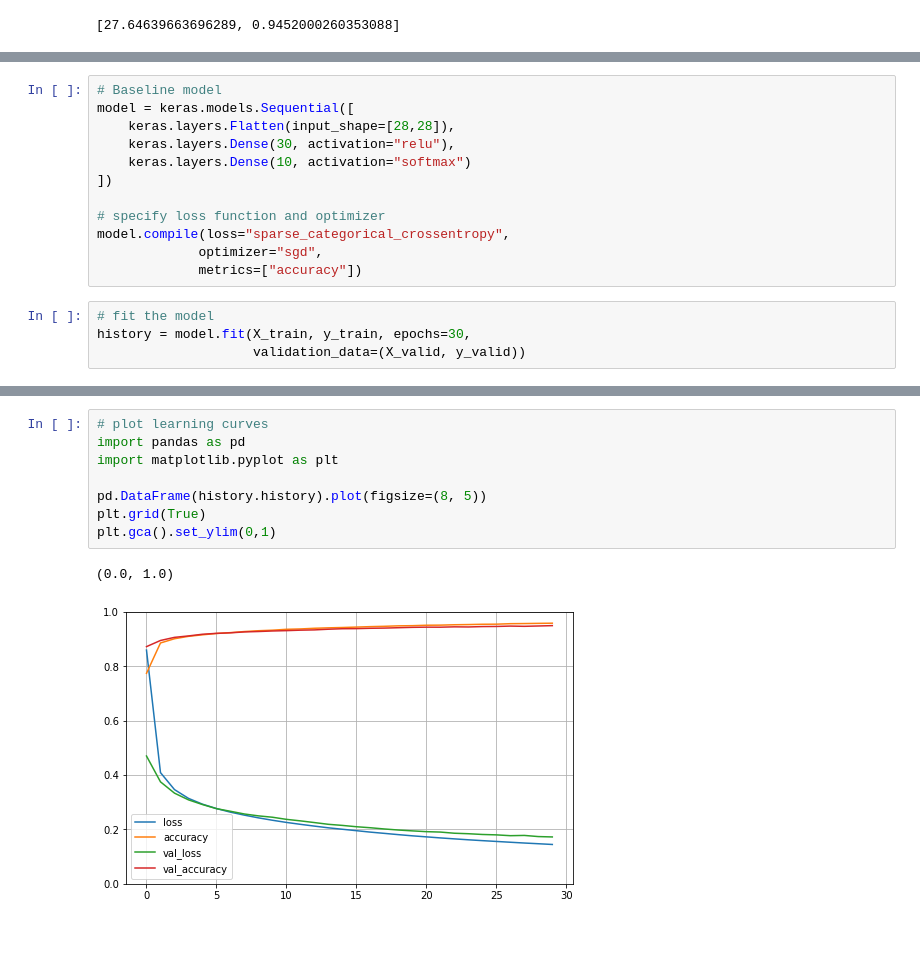
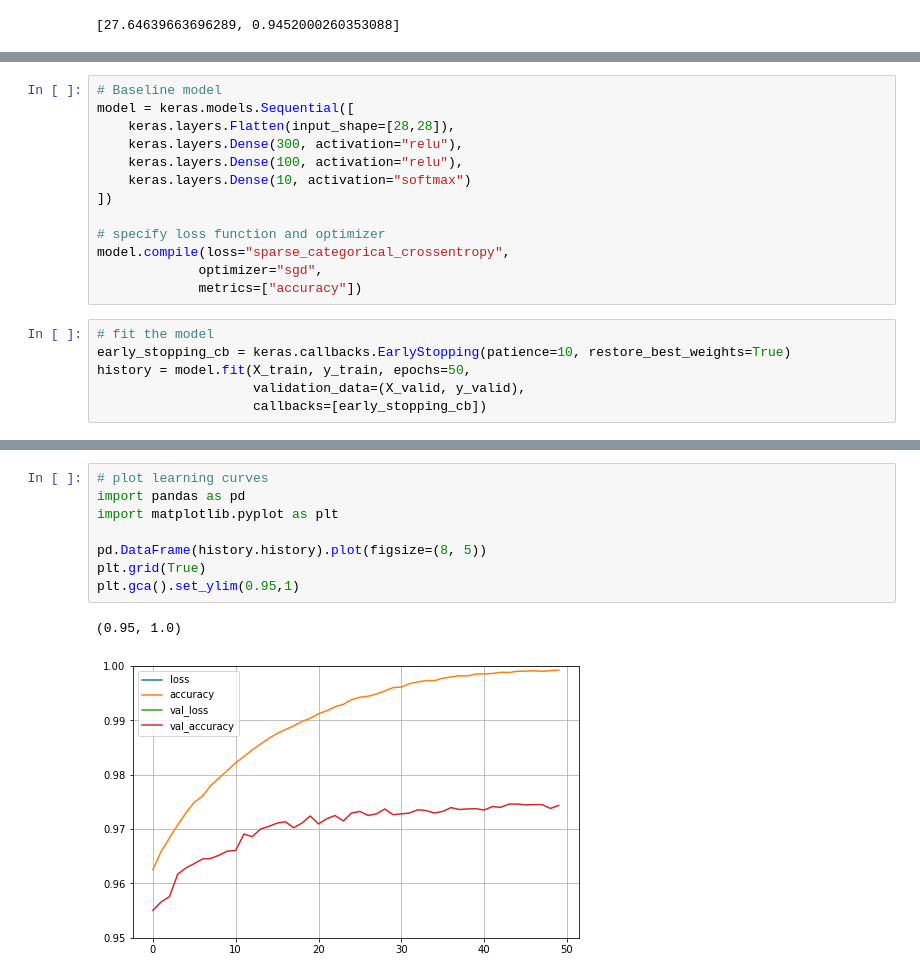
Before and after one commit to JonasSchroeder/handsonmachinelearning, a Jupyter notebook: Intro to Artificial Neural Networks (ANNs).ipynb, the cells around one changed output, grey strips where cells are left out. Drawn from its saved outputs; the diff is of its cells as text; blank space fills up the shorter version.

```diff
--- a/Intro to Artificial Neural Networks (ANNs).ipynb
+++ b/Intro to Artificial Neural Networks (ANNs).ipynb
@@ -806,7 +806,8 @@ model.evaluate(X_test, y_test)
 # Baseline model
 model = keras.models.Sequential([
     keras.layers.Flatten(input_shape=[28,28]),
-    keras.layers.Dense(30, activation="relu"),
+    keras.layers.Dense(300, activation="relu"),
+    keras.layers.Dense(100, activation="relu"),
     keras.layers.Dense(10, activation="softmax")
 ])
 
@@ -816,6 +817,8 @@ model.compile(loss="sparse_categorical_crossentropy",
              metrics=["accuracy"])
 # %%
 # fit the model
-history = model.fit(X_train, y_train, epochs=30,
-                    validation_data=(X_valid, y_valid))
+early_stopping_cb = keras.callbacks.EarlyStopping(patience=10, restore_best_weights=True)
+history = model.fit(X_train, y_train, epochs=50,
+                    validation_data=(X_valid, y_valid),
+                    callbacks=[early_stopping_cb])
 # %% [output]
@@ -839,14 +842,14 @@ Epoch 30/30
 # %%
 # plot learning curves
 import pandas as pd
 import matplotlib.pyplot as plt
 
 pd.DataFrame(history.history).plot(figsize=(8, 5))
 plt.grid(True)
-plt.gca().set_ylim(0,1)
+plt.gca().set_ylim(0.95,1)
 # %% [output]
-(0.0, 1.0)
+(0.95, 1.0)
-[figure, old version]
+[figure, new version]
 # %%
 model.evaluate(X_test, y_test)
 # %% [output]
```
Also changed, not shown: parts of 9 cells of this notebook.
